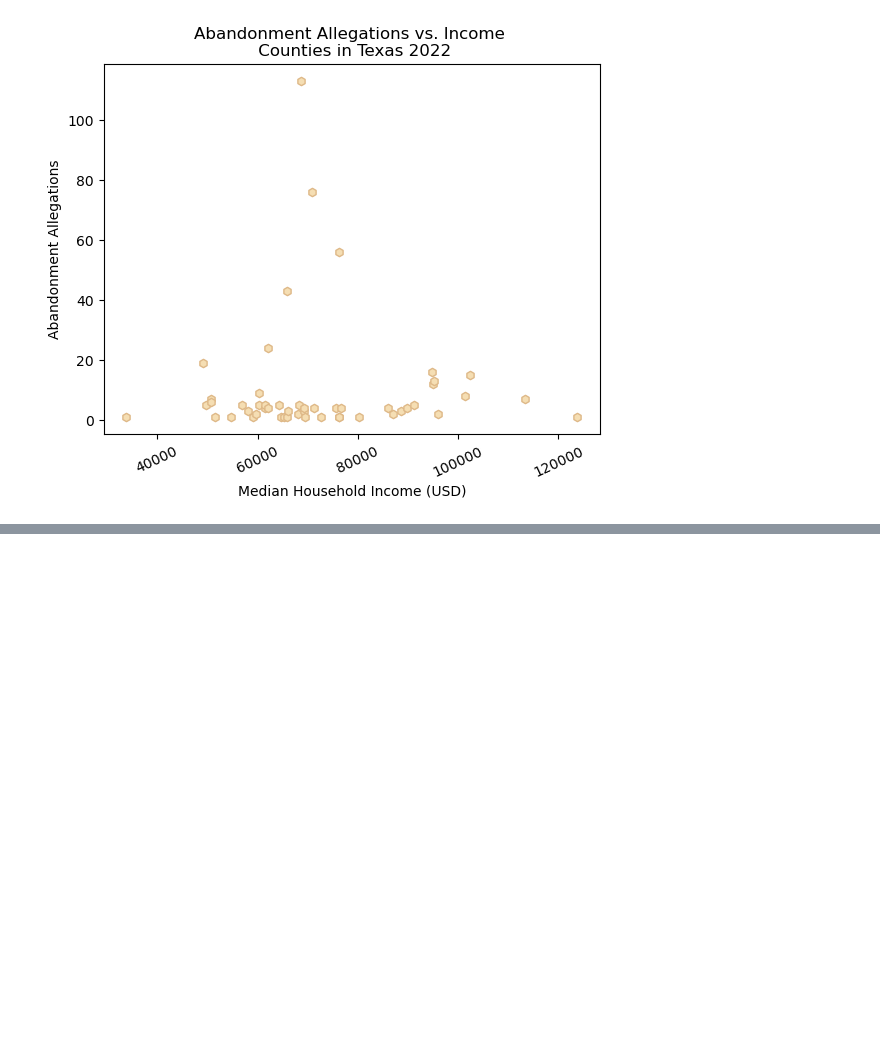
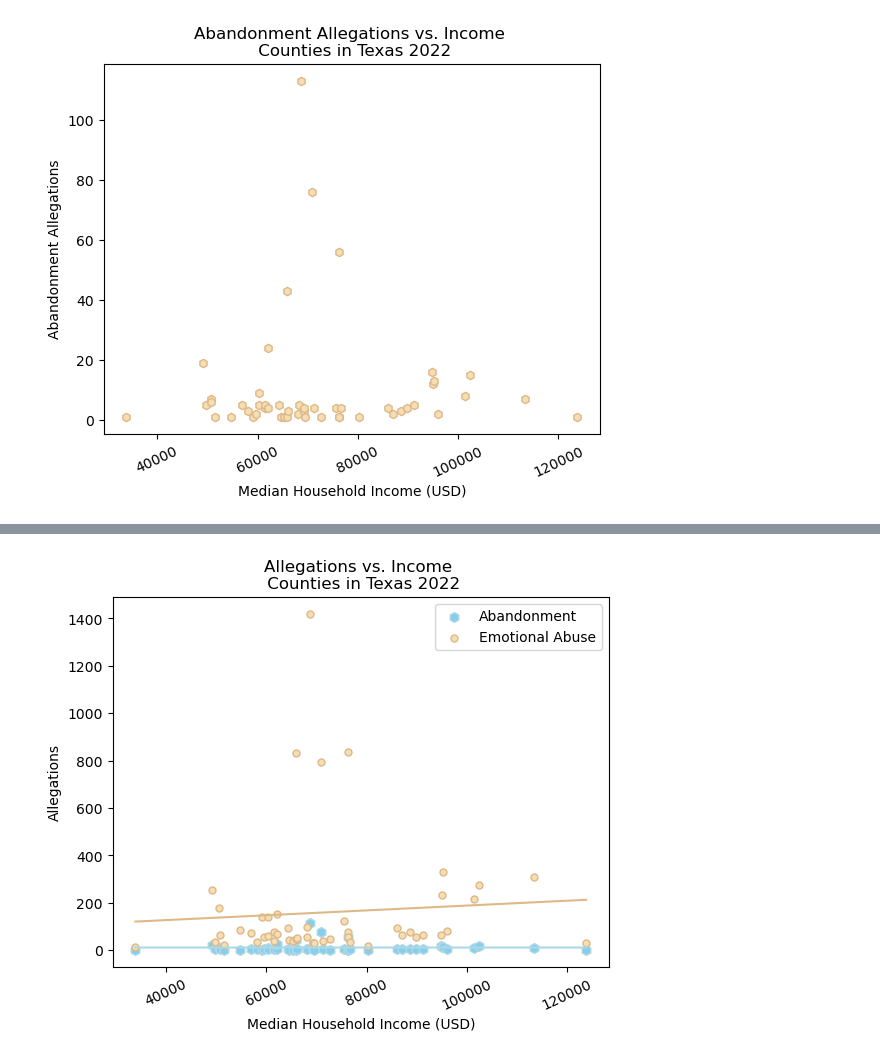
Before and after one commit to donutduck7/Python_HappyChildhood, a Jupyter notebook: income_vs_type.ipynb, the cells around one changed output, grey strips where cells are left out. Saved outputs shown, nothing was run; the diff lists cells and outputs as text; code cells hidden in the pictures; blank space fills up the shorter version.

```diff
--- a/Analysis.ipynb
+++ b/income_vs_type.ipynb
@@ -207,0 +189,47 @@ plt.show()
+# %%
+# plot both on same graph with linregress
+fix, ax = plt.subplots()
+ax.scatter(income_type_df["Median income (dollars)"],
+           income_type_df["Abandonment"],
+           color = "skyblue",
+           edgecolors = "lightblue",
+           s = 50,
+           marker = "h",
+           label = "Abandonment")
+x = income_type_df["Median income (dollars)"]
+y = income_type_df["Emotional Abuse"]
+
+(slope, intercept, rvalue, pvalue, stderr) = stats.linregress(x, y)
+regress_values = x * slope + intercept
+line_eq = "y = " + str(round(slope,2)) + "x + " + str(round(intercept,2))
+
+plt.plot(x,regress_values,"burlywood")
+
+ax.scatter(income_type_df["Median income (dollars)"],
+            income_type_df["Emotional Abuse"],
+            color = "wheat",
+            edgecolors = "burlywood",
+            s = 25,
+            label = "Emotional Abuse")
+
+y = income_type_df["Abandonment"]
+(slope, intercept, rvalue, pvalue, stderr) = stats.linregress(x, y)
+regress_values = x * slope + intercept
+line_eq = "y = " + str(round(slope,2)) + "x + " + str(round(intercept,2))
+
+plt.plot(x,regress_values,"lightblue")
+# b, a = np.polyfit(x, y, deg=1)
+# # Create sequence of 100 numbers from 0 to 100
+# xseq = np.linspace(0, 10, num=100)
+# # Plot regression line
+# plt.plot(xseq, a + b * xseq, color="k", lw=2.5)
+
+ax.legend(loc='upper right')
+plt.xlabel('Median Household Income (USD)')
+plt.ylabel('Allegations')
+plt.title('Allegations vs. Income \n Counties in Texas 2022')
+plt.xticks(rotation=25)
+plt.savefig("Images/2_allegations_vs_income")
+plt.show()
+# %% [output]
+[figure, added]
```
Also changed, not shown: parts of 8 cells of this notebook, 2 other files.
